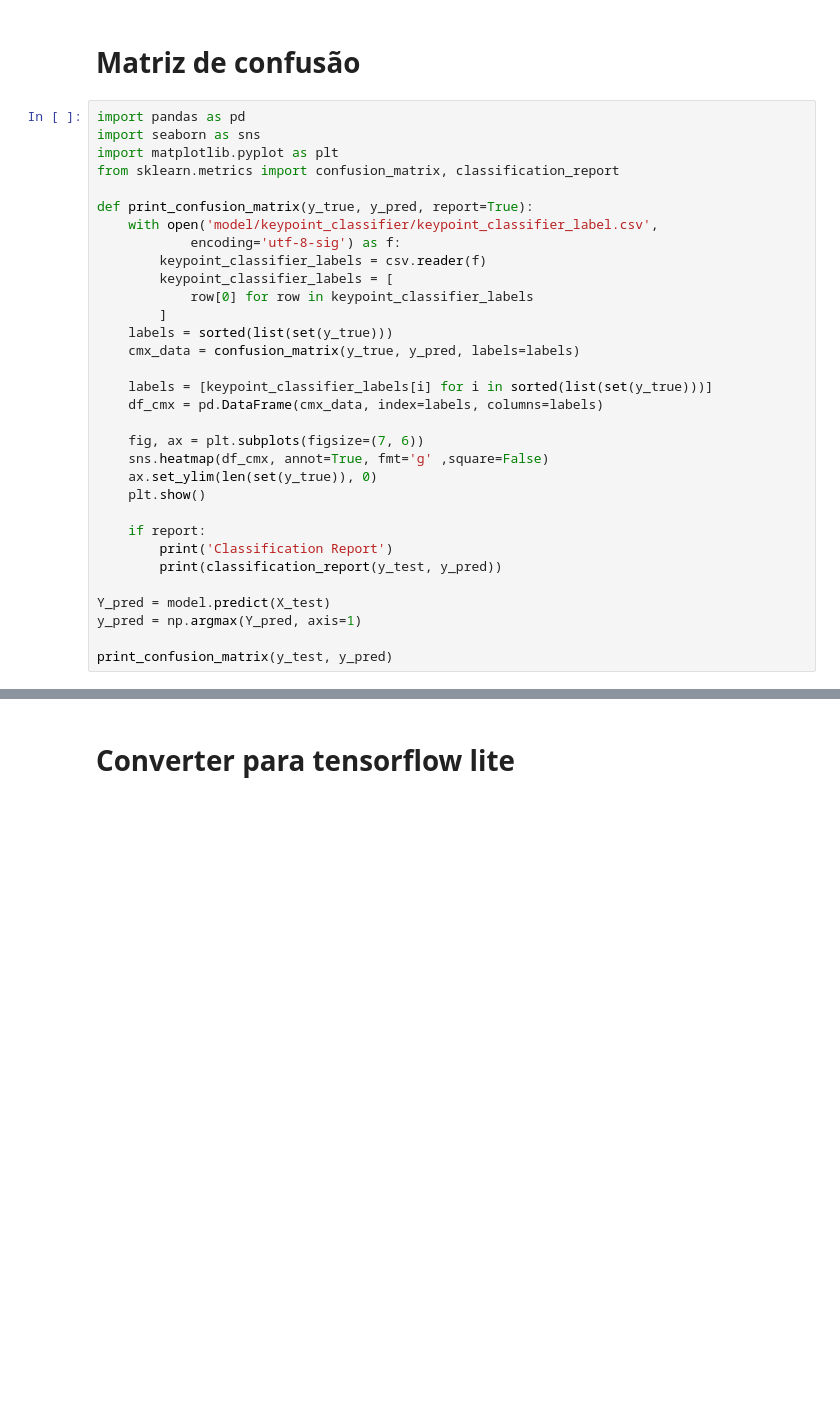
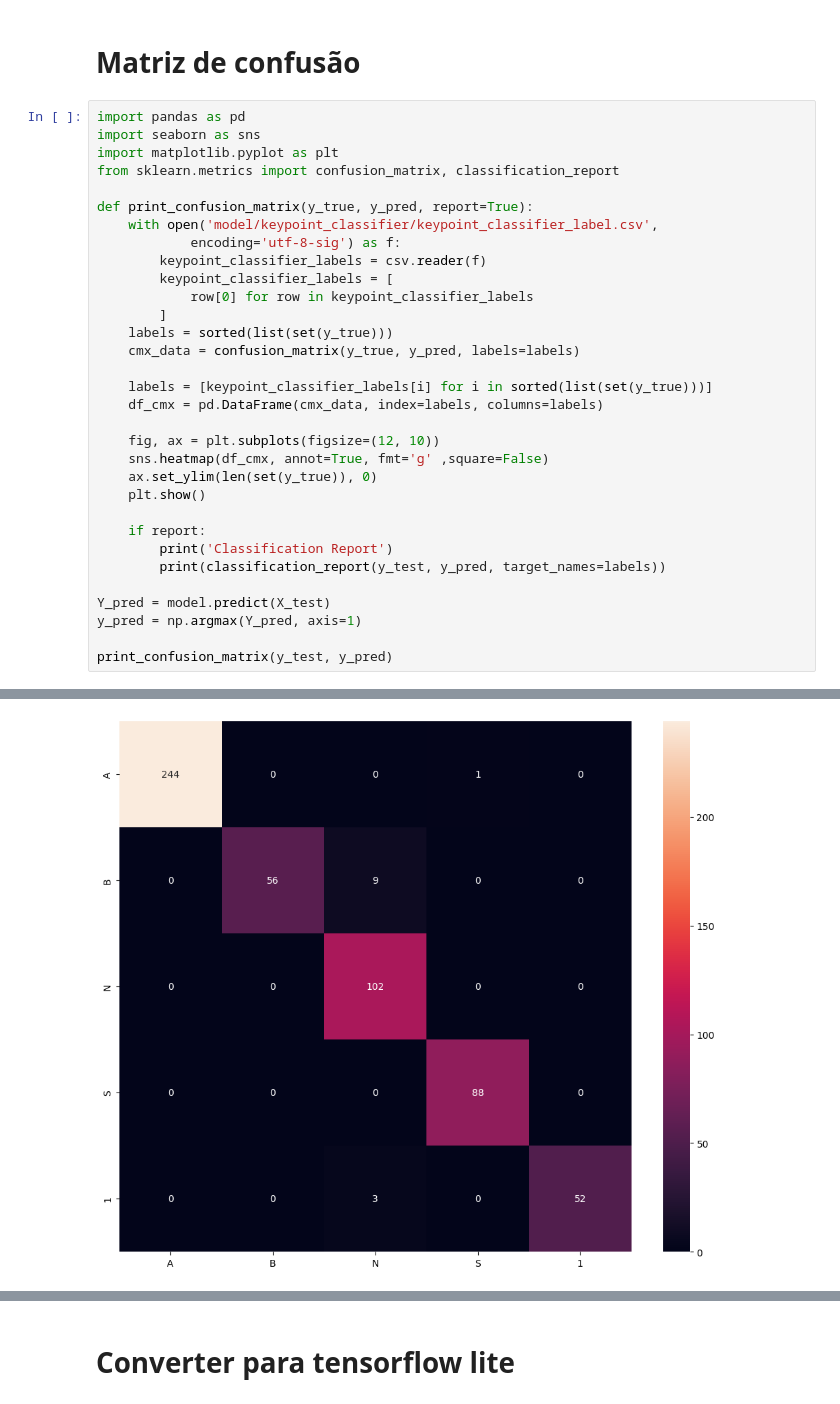
Before and after one commit to ArthurMM30/tradulibras-recognition, a Jupyter notebook: keypoint_classification.ipynb, the cells around one changed output, grey strips where cells are left out. Saved outputs shown, nothing was run; the diff lists cells and outputs as text; blank space fills up the shorter version.

```diff
--- a/keypoint_classification.ipynb
+++ b/keypoint_classification.ipynb
@@ -96,16 +141,17 @@ def print_confusion_matrix(y_true, y_pred, report=True):
     labels = [keypoint_classifier_labels[i] for i in sorted(list(set(y_true)))]
     df_cmx = pd.DataFrame(cmx_data, index=labels, columns=labels)
 
-    fig, ax = plt.subplots(figsize=(7, 6))
+    fig, ax = plt.subplots(figsize=(12, 10))
     sns.heatmap(df_cmx, annot=True, fmt='g' ,square=False)
     ax.set_ylim(len(set(y_true)), 0)
     plt.show()
 
     if report:
         print('Classification Report')
-        print(classification_report(y_test, y_pred))
+        print(classification_report(y_test, y_pred, target_names=labels))
 
 Y_pred = model.predict(X_test)
 y_pred = np.argmax(Y_pred, axis=1)
 
 print_confusion_matrix(y_test, y_pred)
+# %% [output]
@@ -111,0 +159 @@ print_confusion_matrix(y_test, y_pred)
+[figure, added]
```
Also changed, not shown: parts of 10 cells of this notebook, 18 other files.
